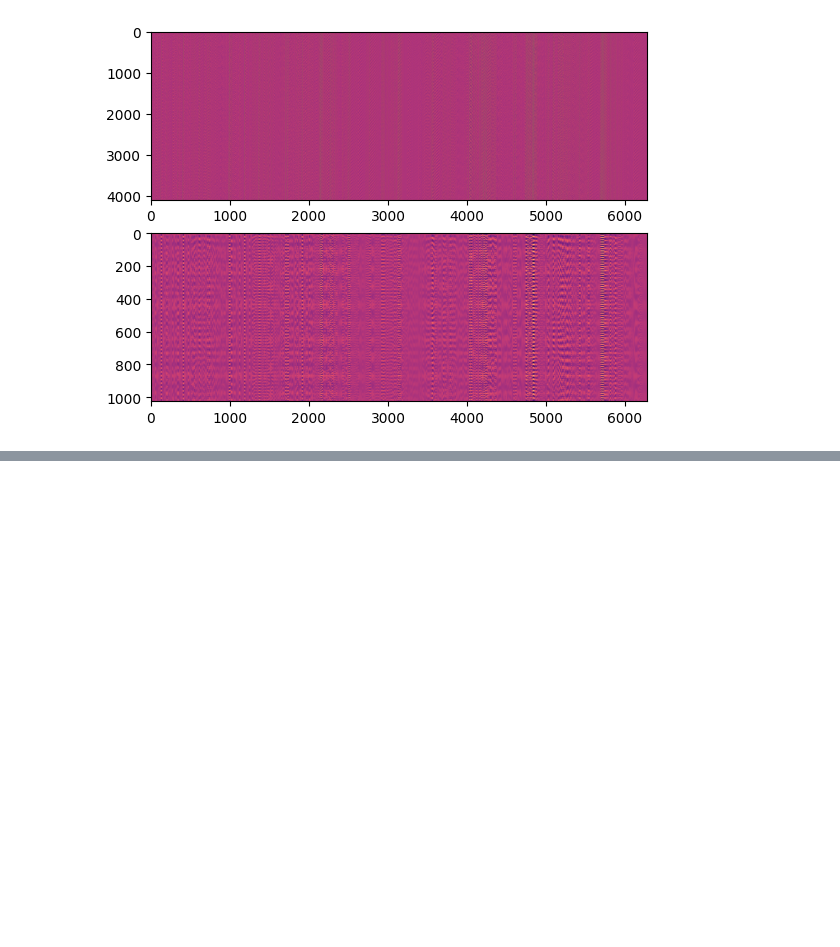
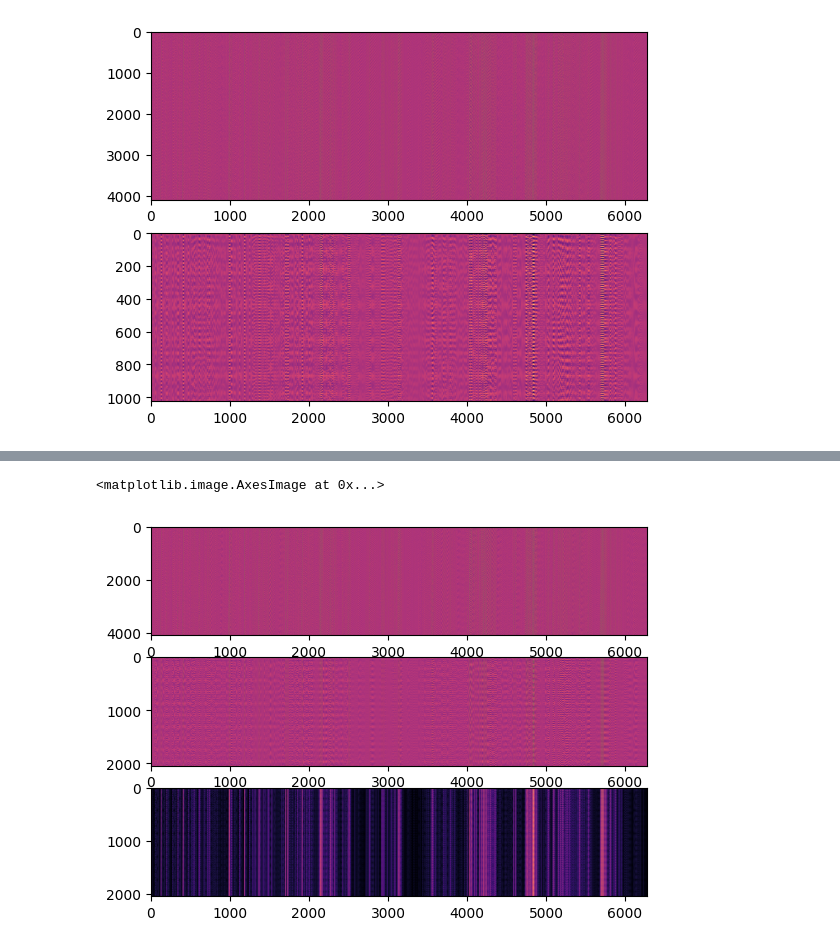
Before and after one commit to amin-dehghanghanatkaman/VocalBiomarker_Pipeline, a Jupyter notebook: vocal_scratch/pitch.ipynb, the cells around one changed output, grey strips where cells are left out. Saved outputs shown, nothing was run; the diff lists cells and outputs as text; code cells hidden in the pictures; blank space fills up the shorter version.

```diff
--- a/vocal_scratch/pitch.ipynb
+++ b/vocal_scratch/pitch.ipynb
@@ -174,0 +181,19 @@ plt.imshow(np.sign(R)*np.abs(R)**0.5, aspect='auto', cmap='magma')
+# %%
+# Step 1: Auto Corr
+
+
+win = F.shape[0]//2
+a = np.fft.rfft(F, axis=0)
+b = np.fft.rfft(F[0:win, :], F.shape[0], axis=0) # Zero padding
+R = np.fft.irfft(a*np.conj(b), axis=0) # flip compared to convolution
+R = R[0:win+1, :]
+# %%
+## Step 2: Windowed Energy
+
+E = np.concatenate((np.zeros((1, F.shape[1])), F), axis=0)
+E = np.cumsum(E**2, axis=0) # Integral but discrete
+E = E[win:, :] - E[0: -win, :]
+# %%
+### Step 3: YIN
+
+Y = E[0:1, :] + E - 2*R
@@ -174,0 +216,12 @@ plt.imshow(np.sign(R)*np.abs(R)**0.5, aspect='auto', cmap='magma')
+# %%
+plt.subplot(311)
+plt.imshow(np.sign(F)*np.abs(F)**0.5, aspect='auto', cmap='magma')
+
+plt.subplot(312)
+plt.imshow(np.sign(R)*np.abs(R)**0.5, aspect='auto', cmap='magma')
+
+plt.subplot(313)
+plt.imshow(Y**0.5, aspect='auto', cmap='magma')
+# %% [output]
+<matplotlib.image.AxesImage at 0x...>
+[figure, added]
```
Also changed, not shown: parts of 4 cells of this notebook.
